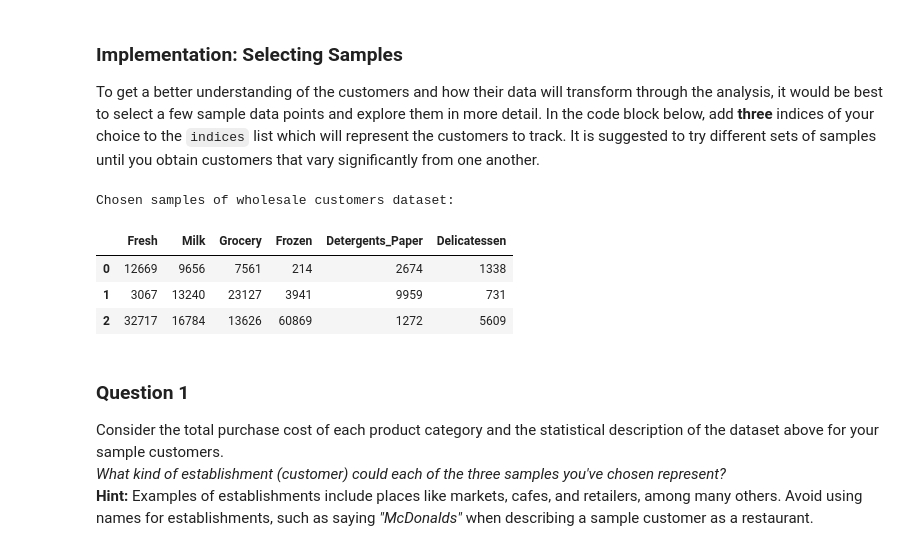
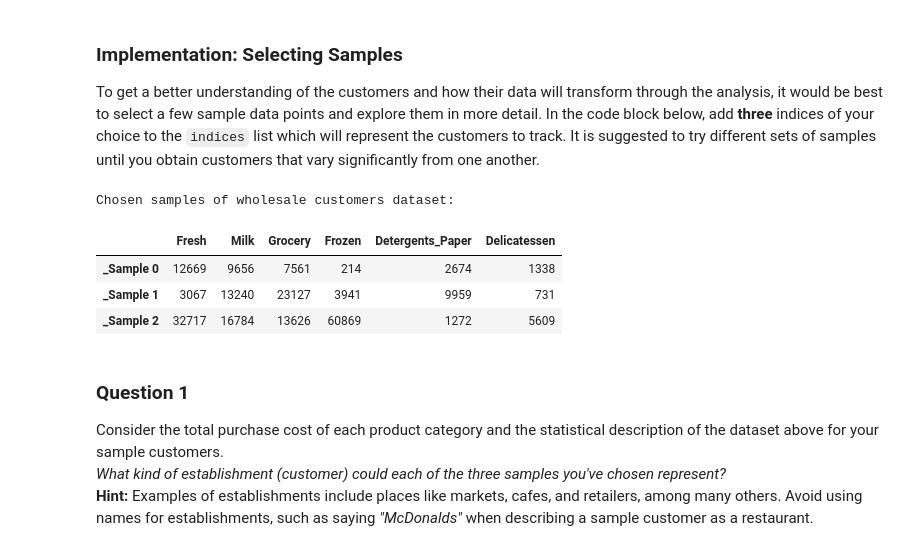
Before and after one commit to omoju/creatingCustomerSegments, a Jupyter notebook: customerSegments.ipynb, the cells around one changed output. Drawn from its saved outputs; the diff is of its cells as text; code cells hidden in the pictures.

```diff
--- a/customerSegments.ipynb
+++ b/customerSegments.ipynb
@@ -53,17 +54,19 @@ To get a better understanding of the customers and how their data will transform
 # %%
 # TODO: Select three indices of your choice you wish to sample from the dataset
 indices = [0, 200, 325]
 
 # Create a DataFrame of the chosen samples
 samples = pd.DataFrame(data.loc[indices], columns = data.keys()).reset_index(drop = True)
+samples_index = ['_Sample {}'.format(i) for i in range(0,len(samples))]
+samples.index = samples_index
 print "Chosen samples of wholesale customers dataset:"
 display(samples)
 # %% [output]
 Chosen samples of wholesale customers dataset:
 |  | Fresh | Milk | Grocery | Frozen | Detergents_Paper | Delicatessen |
-| 0 | 12669 | 9656 | 7561 | 214 | 2674 | 1338 |
-| 1 | 3067 | 13240 | 23127 | 3941 | 9959 | 731 |
-| 2 | 32717 | 16784 | 13626 | 60869 | 1272 | 5609 |
+| _Sample 0 | 12669 | 9656 | 7561 | 214 | 2674 | 1338 |
+| _Sample 1 | 3067 | 13240 | 23127 | 3941 | 9959 | 731 |
+| _Sample 2 | 32717 | 16784 | 13626 | 60869 | 1272 | 5609 |
 # %% [markdown]
 ### Question 1
 Consider the total purchase cost of each product category and the statistical description of the dataset above for your sample customers.
```
Also changed, not shown: parts of 20 cells of this notebook.
